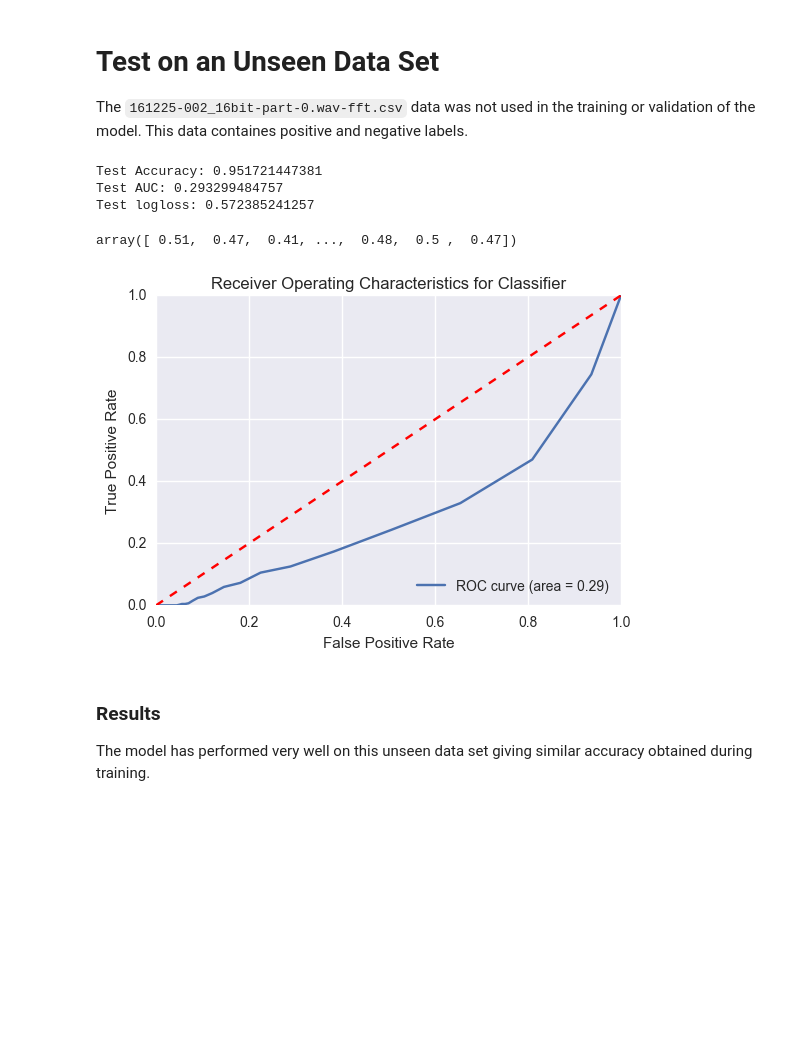
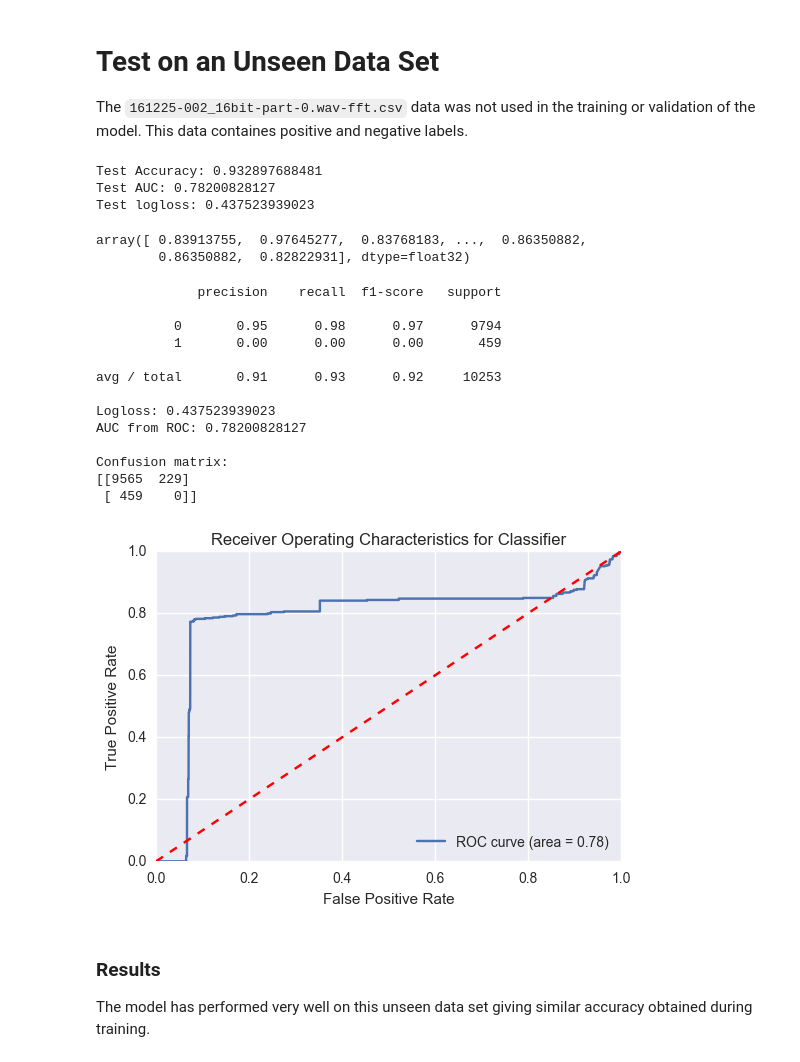
Before and after one commit to ReeceRobinson/datascience, a Jupyter notebook: notebooks/Audio Detection/6 - PCA.ipynb, the cells around one changed output. Drawn from its saved outputs; the diff is of its cells as text; code cells hidden in the pictures; blank space fills up the shorter version.

````diff
--- a/notebooks/Audio Detection/6 - PCA.ipynb
+++ b/notebooks/Audio Detection/6 - PCA.ipynb
@@ -262,7 +262,7 @@ Wall time: 86.3 ms
 # %%
 %%time
 from sklearn.decomposition import PCA
-pca = PCA(n_components=100)
+pca = PCA(n_components=6)
 pca.fit(X_train_raw)
 print(pca.explained_variance_ratio_)
 X_train_pca = pca.fit_transform(X_train_raw)
@@ -353,10 +333,10 @@ plot_estimator_learning_curve(randomforest,"Random Forest Classifier Learning Cu
 # %%
 %%time
-#random forest
-from sklearn.ensemble import RandomForestClassifier
-randomforest = RandomForestClassifier(n_estimators=100)
-
+# Train a model on all the data of this data set
+import xgboost as xgb
+xgbooster = xgb.XGBClassifier(seed=1)
 X_pca = pca.fit_transform(fft_data)
 X = pd.DataFrame(X_pca)
-classifier = randomforest.fit(X=X, y=fft_response)
+classifier = xgbooster.fit(X=X, y=fft_response)
+plot_estimator_learning_curve(classifier,"XGBoost Classifier Learning Curves")
 # %% [output]
@@ -383,42 +352,50 @@ Next possible step may be to see if simplifying the layers will still provide a
 # Test on an Unseen Data Set
 The ```161225-002_16bit-part-0.wav-fft.csv``` data was not used in the training or validation of the model. This data containes positive and negative labels.
 # %%
-# fft_compressed_file = fft_directory+'161225-001_16bit-part-9.wav-fft.csv.gz'
-# fft_response_file = fft_directory+'161225-001_16bit-part-9.wav-fft.csv.gz-response.csv'
+# fft_compressed_file2 = fft_directory+'161225-002_16bit-part-0.wav-fft.csv.gz'
+# fft_response_file2 = fft_directory+'161225-002_16bit-part-0.wav-fft.csv.gz-response.csv'
 
-fft_compressed_file = fft_directory+'161225-002_16bit-part-0.wav-fft.csv.gz'
-fft_response_file = fft_directory+'161225-002_16bit-part-0.wav-fft.csv.gz-response.csv'
+# fft_data2 = pd.read_csv(fft_compressed_file2).astype(np.float32)
+# fft_response2 = pd.read_csv(fft_response_file2).astype(np.int)['response']
 
-fft_data = pd.read_csv(fft_compressed_file).astype(np.float32)
-fft_response = pd.read_csv(fft_response_file).astype(np.int)['response']
+X_pca = pca.fit_transform(fft_data2)
+X2 = pd.DataFrame(X_pca)
+y_pred2 = classifier.predict(X2)
 
-# from sklearn.decomposition import PCA
-# pca = PCA(n_components=2)
-# pca.fit(fft_data)
-# print(pca.explained_variance_ratio_)
-X_pca = pca.fit_transform(fft_data)
-X = pd.DataFrame(X_pca)
-y_pred = classifier.predict(X)
-
-score = metrics.accuracy_score(y_true=fft_response, y_pred=y_pred)
+score = metrics.accuracy_score(y_true=fft_response2, y_pred=y_pred2)
 print('Test Accuracy:', score)
 
-score = evaluate(classifier, X, fft_response)
+score = evaluate(classifier, X2, fft_response2)
 print('Test AUC:', score[0])
 print('Test logloss:', score[1])
 # %% [output]
-Test Accuracy: 0.951721447381
-Test AUC: 0.293299484757
-Test logloss: 0.572385241257
+Test Accuracy: 0.932897688481
+Test AUC: 0.78200828127
+Test logloss: 0.437523939023
 # %%
-probabilities = classifier.predict_proba(X)
+probabilities = classifier.predict_proba(X2)
 probabilities[:,1]
 # %% [output]
-array([ 0.51,  0.47,  0.41, ...,  0.48,  0.5 ,  0.47])
+array([ 0.83913755,  0.97645277,  0.83768183, ...,  0.86350882,
+        0.86350882,  0.82822931], dtype=float32)
 # %%
-plotROC(fft_response, probabilities=probabilities, title='Classifier')
+print_metrics(fft_response2,y_pred2, probabilities[:,1])
+plotROC(fft_response2, probabilities=probabilities, title='Classifier')
 # %% [output]
+             precision    recall  f1-score   support
+
+          0       0.95      0.98      0.97      9794
+          1       0.00      0.00      0.00       459
+
+avg / total       0.91      0.93      0.92     10253
+
+Logloss: 0.437523939023
+AUC from ROC: 0.78200828127
+
+Confusion matrix:
+[[9565  229]
+ [ 459    0]]
-[figure, old version]
+[figure, new version]
 # %% [markdown]
 ### Results
 The model has performed very well on this unseen data set giving similar accuracy obtained during training.
````
Also changed, not shown: parts of 12 cells of this notebook, 3 other files.
